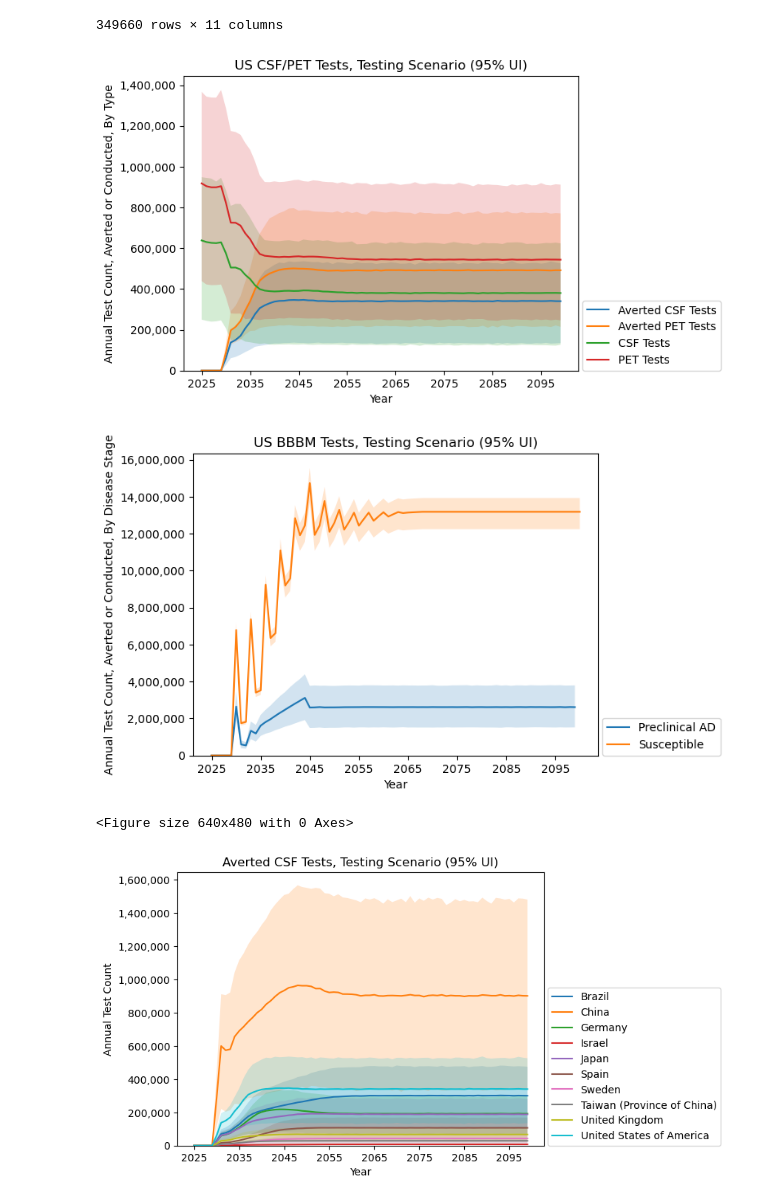
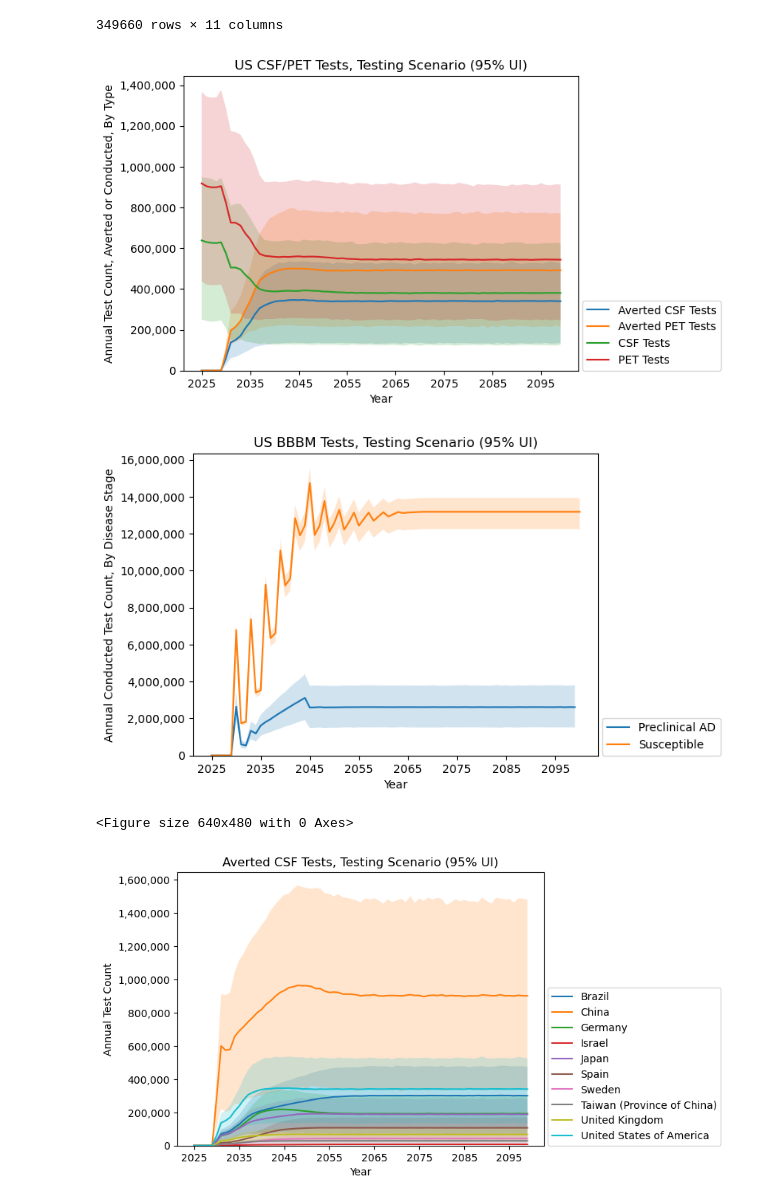
Before and after one commit to ihmeuw/vivarium_research_alzheimers, a Jupyter notebook: plots/plots_nov_11.ipynb, the cells around one changed output. Saved outputs shown, nothing was run; the diff lists cells and outputs as text; code cells hidden in the pictures.

```diff
--- a/plots/plots_nov_11.ipynb
+++ b/plots/plots_nov_11.ipynb
@@ -153,7 +153,9 @@ def make_forecast_plot(data, title, ylabel, strat_col="Location", scale="linear"
     for strat_val in data[strat_col].unique():
         df = data[data[strat_col] == strat_val]
         ax_over_time(df, strat_val)
-    plot_over_time(title, ylabel, np.nanmin(data["Mean"]), max(data["Mean"]), scale)
+    plot_over_time(
+        title, ylabel, np.nanmin(data["Mean"]), np.nanmax(data["Mean"]), scale
+    )
 # %% [markdown]
 # Baseline (Health and Forecasting) Results
 
@@ -449,35 +451,35 @@ make_forecast_plot(
     filter_results(
         res2,
         ["Year"],
         location=["United States of America"],
         measure=[
             "Averted CSF Tests",
             "Averted PET Tests",
             "CSF Tests",
             "PET Tests",
         ],  # BBBM Tests results in this scenario dont yet include MSLT
         scenario=["BBBM Testing Only"],
     ),
     "US CSF/PET Tests, Testing Scenario (95% UI)",
     "Annual Test Count, Averted or Conducted, By Type",
     "Measure",
 )
 
 make_forecast_plot(
     filter_results(
         res2,
         ["Year", "Disease Stage"],
         location=["United States of America"],
         measure=["BBBM Tests"],
         scenario=["BBBM Testing and Treatment"],
     ),
     "US BBBM Tests, Testing Scenario (95% UI)",
-    "Annual Test Count, Averted or Conducted, By Disease Stage",
+    "Annual Conducted Test Count, By Disease Stage",
     "Disease Stage",
 )
 # %% [output]
 [figure]
-[figure, old version]
+[figure, new version]
 <Figure size 640x480 with 0 Axes>
 # %%
 make_forecast_plot(
```
Also changed, not shown: parts of 3 cells of this notebook.
